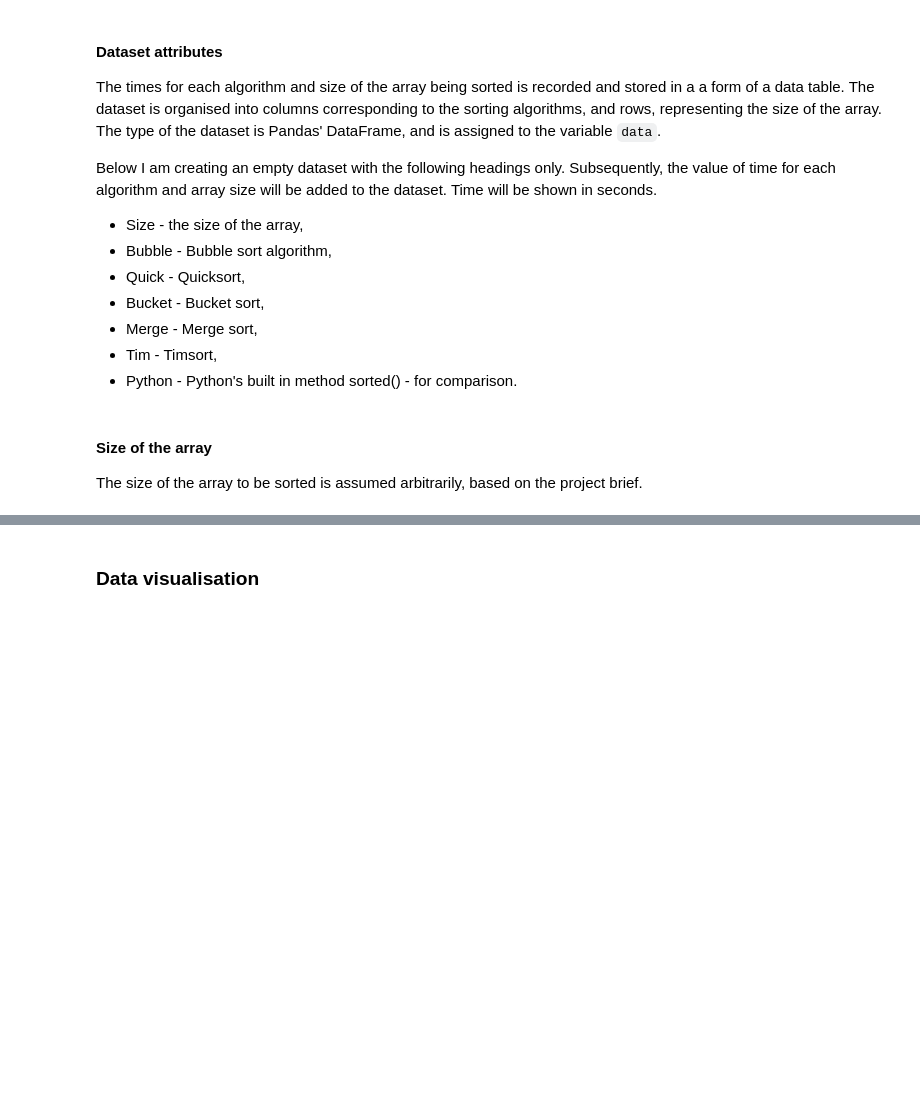
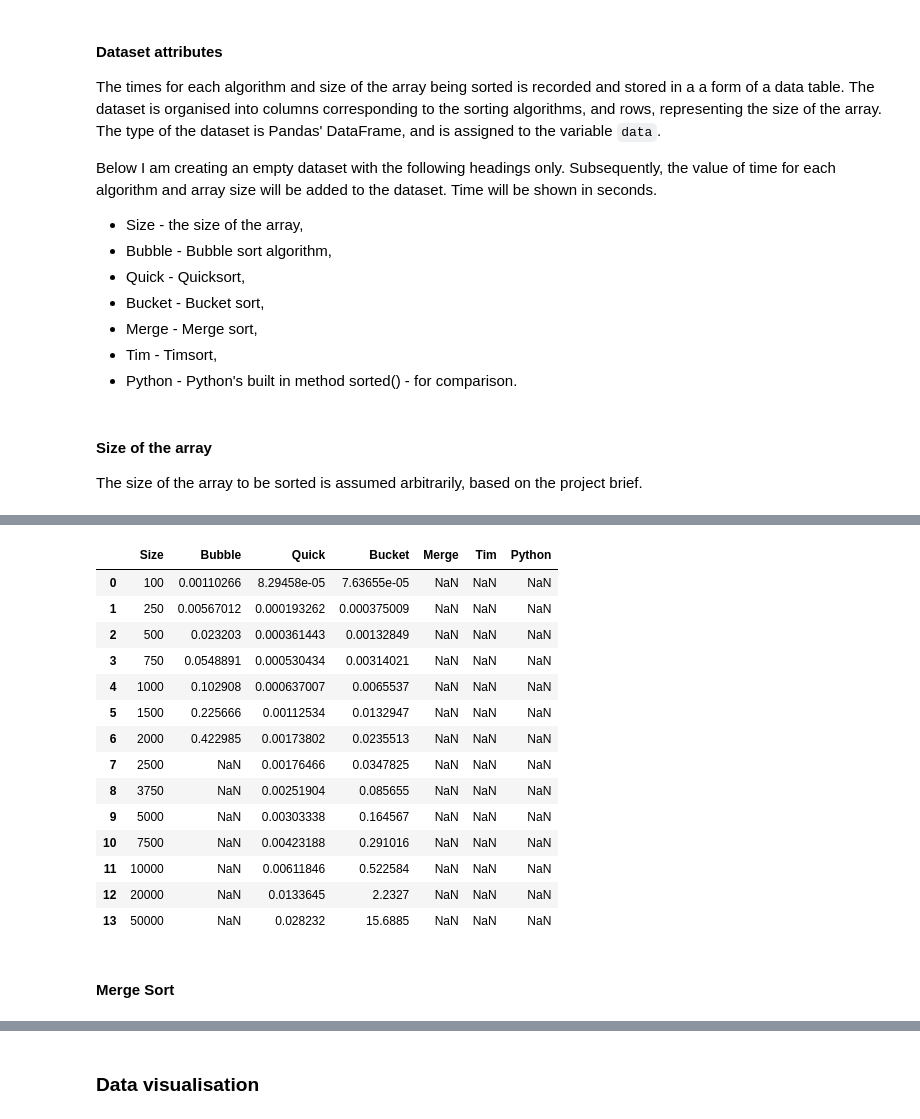
Before and after one commit to andkoc001/CTA_sorting_project, a Jupyter notebook: Benchmark_sorting_algorithms.ipynb, the cells around one changed output, grey strips where cells are left out. Drawn from its saved outputs; the diff is of its cells as text; code cells hidden in the pictures; blank space fills up the shorter version.

```diff
--- a/Benchmark_sorting_algorithms.ipynb
+++ b/Benchmark_sorting_algorithms.ipynb
@@ -535,0 +727,20 @@ Average time of 10 tests: 5.125999450683594e-06
+# %%
+data
+# %% [output]
+|  | Size | Bubble | Quick | Bucket | Merge | Tim | Python |
+| 0 | 100 | 0.00110266 | 8.29458e-05 | 7.63655e-05 | NaN | NaN | NaN |
+| 1 | 250 | 0.00567012 | 0.000193262 | 0.000375009 | NaN | NaN | NaN |
+| 2 | 500 | 0.023203 | 0.000361443 | 0.00132849 | NaN | NaN | NaN |
+| 3 | 750 | 0.0548891 | 0.000530434 | 0.00314021 | NaN | NaN | NaN |
+| 4 | 1000 | 0.102908 | 0.000637007 | 0.0065537 | NaN | NaN | NaN |
+| 5 | 1500 | 0.225666 | 0.00112534 | 0.0132947 | NaN | NaN | NaN |
+| 6 | 2000 | 0.422985 | 0.00173802 | 0.0235513 | NaN | NaN | NaN |
+| 7 | 2500 | NaN | 0.00176466 | 0.0347825 | NaN | NaN | NaN |
+| 8 | 3750 | NaN | 0.00251904 | 0.085655 | NaN | NaN | NaN |
+| 9 | 5000 | NaN | 0.00303338 | 0.164567 | NaN | NaN | NaN |
+| 10 | 7500 | NaN | 0.00423188 | 0.291016 | NaN | NaN | NaN |
+| 11 | 10000 | NaN | 0.00611846 | 0.522584 | NaN | NaN | NaN |
+| 12 | 20000 | NaN | 0.0133645 | 2.2327 | NaN | NaN | NaN |
+| 13 | 50000 | NaN | 0.028232 | 15.6885 | NaN | NaN | NaN |
+# %% [markdown]
+#### Merge Sort
```
Also changed, not shown: parts of 33 cells of this notebook.
